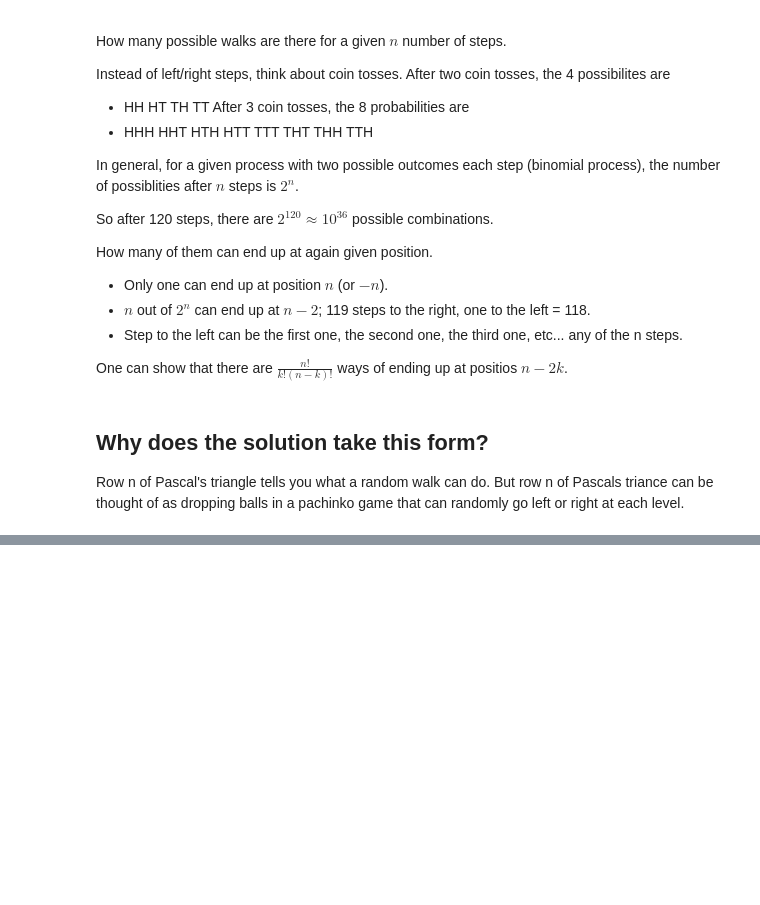
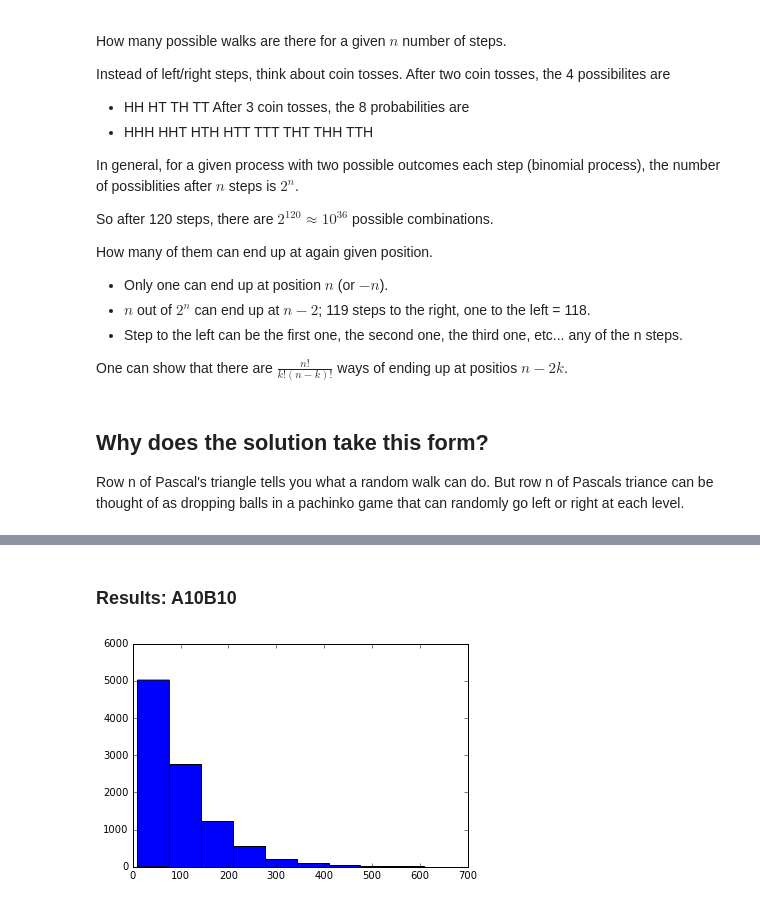
Before and after one commit to rjl09c/ISC4221, a Jupyter notebook: Lecture3.ipynb, the cells around one changed output, grey strips where cells are left out. Cells and saved outputs as stored; diff of their text form; code cells hidden in the pictures; blank space fills up the shorter version.

```diff
--- a/Lecture3.ipynb
+++ b/Lecture3.ipynb
@@ -762,0 +896,7 @@ Row n of Pascal's triangle tells you what a random walk can do. But row n of Pas
+# %% [markdown]
+### Results: A10B10
+# %%
+[a,b,count3] = GameSim(10000,10,10)
+t = plt.hist(count3)
+# %% [output]
+[figure, added]
```
Also changed, not shown: parts of 21 cells of this notebook.
